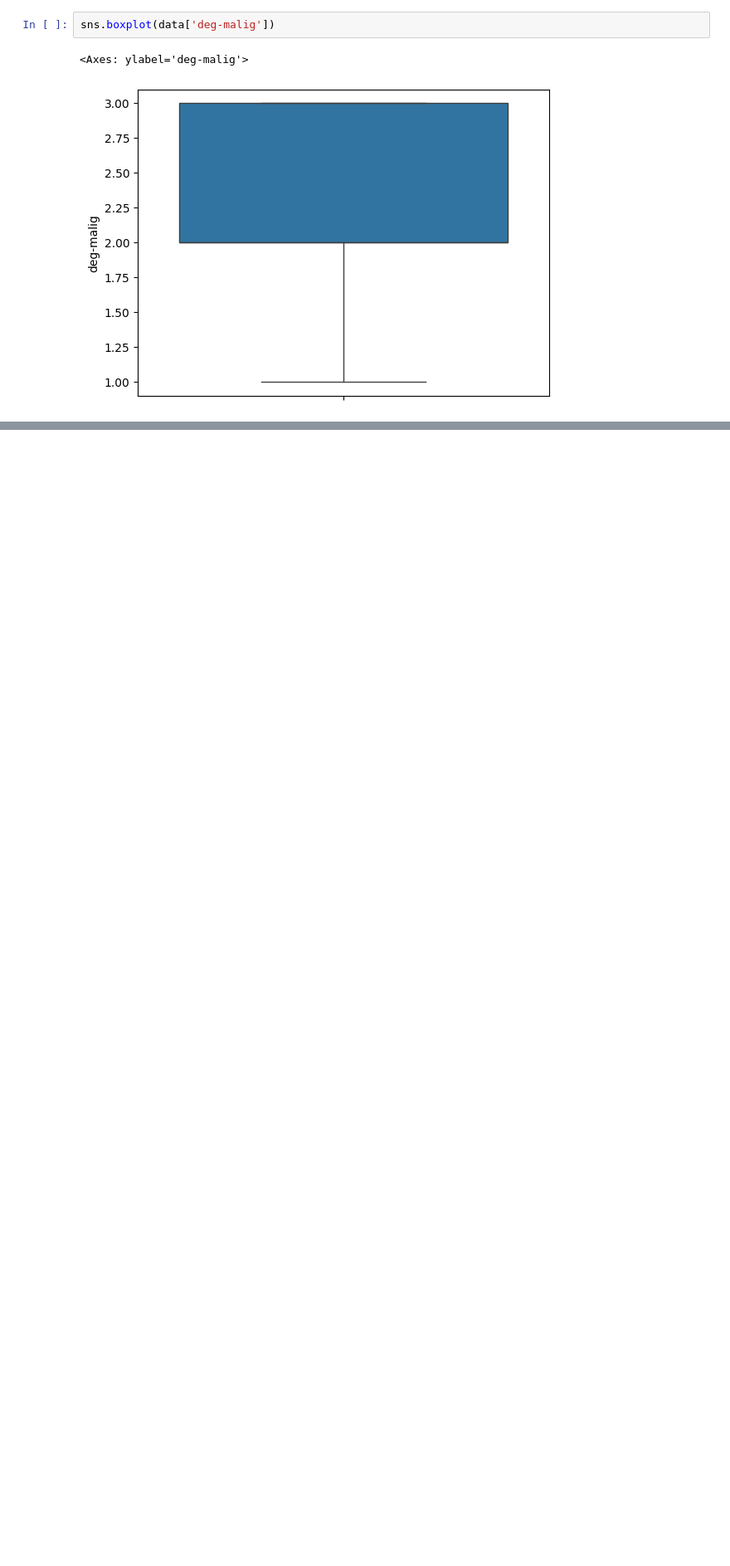
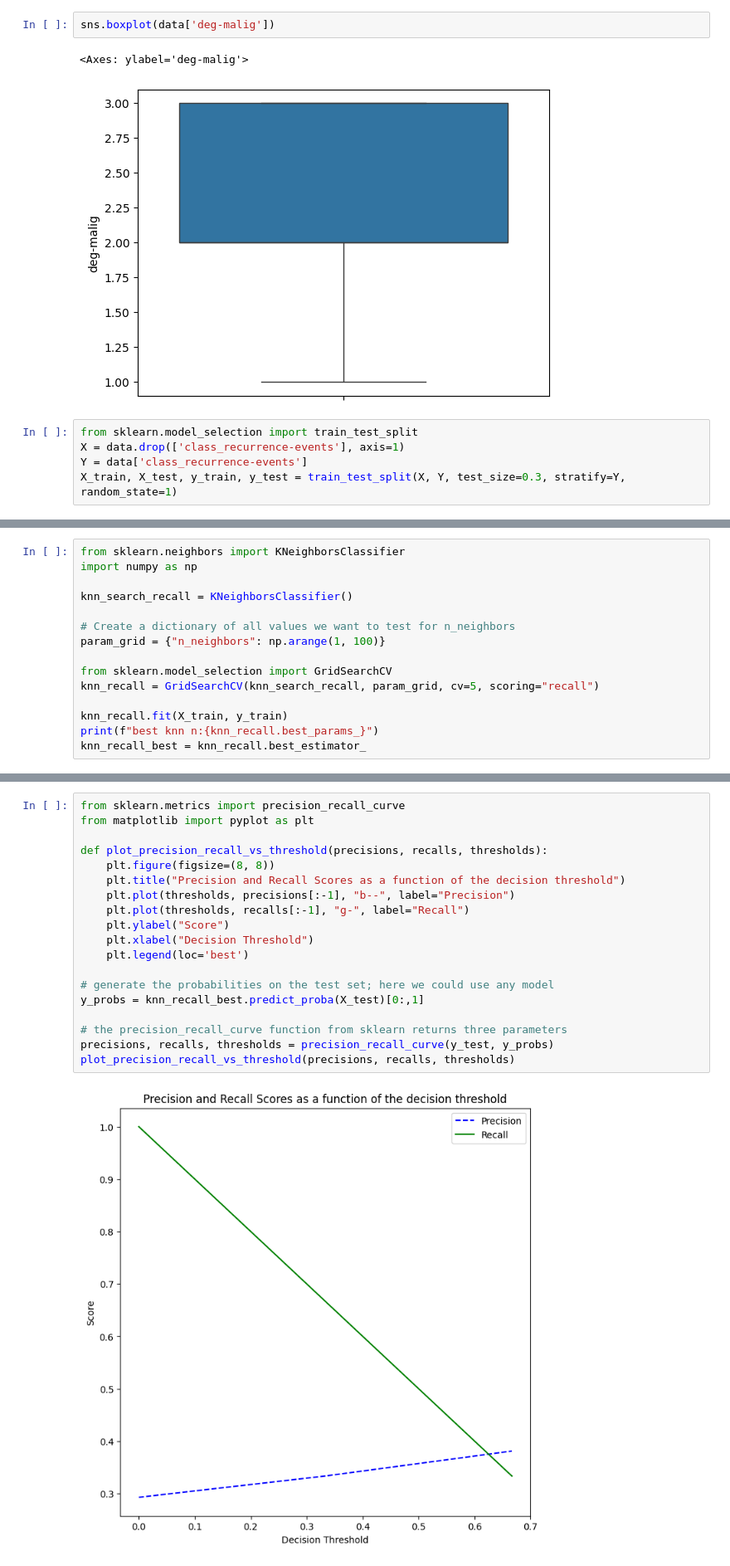
Before and after one commit to JakeWendling/coe379L, a Jupyter notebook: project2/project2.ipynb, the cells around one changed output, grey strips where cells are left out. Shown at 83% size. Cells and saved outputs as stored; diff of their text form; blank space fills up the shorter version.

```diff
--- a/project2/project2.ipynb
+++ b/project2/project2.ipynb
@@ -160,3 +160,8 @@ sns.boxplot(data['deg-malig'])
 # %% [output]
 <Axes: ylabel='deg-malig'>
 [figure]
+# %%
+from sklearn.model_selection import train_test_split
+X = data.drop(['class_recurrence-events'], axis=1)
+Y = data['class_recurrence-events']
+X_train, X_test, y_train, y_test = train_test_split(X, Y, test_size=0.3, stratify=Y, random_state=1)
@@ -162,0 +210,15 @@ sns.boxplot(data['deg-malig'])
+# %%
+from sklearn.neighbors import KNeighborsClassifier
+import numpy as np
+
+knn_search_recall = KNeighborsClassifier()
+
+# Create a dictionary of all values we want to test for n_neighbors
+param_grid = {"n_neighbors": np.arange(1, 100)}
+
+from sklearn.model_selection import GridSearchCV
+knn_recall = GridSearchCV(knn_search_recall, param_grid, cv=5, scoring="recall")
+
+knn_recall.fit(X_train, y_train)
+print(f"best knn n:{knn_recall.best_params_}")
+knn_recall_best = knn_recall.best_estimator_
@@ -162,0 +255,21 @@ sns.boxplot(data['deg-malig'])
+# %%
+from sklearn.metrics import precision_recall_curve
+from matplotlib import pyplot as plt
+
+def plot_precision_recall_vs_threshold(precisions, recalls, thresholds):
+    plt.figure(figsize=(8, 8))
+    plt.title("Precision and Recall Scores as a function of the decision threshold")
+    plt.plot(thresholds, precisions[:-1], "b--", label="Precision")
+    plt.plot(thresholds, recalls[:-1], "g-", label="Recall")
+    plt.ylabel("Score")
+    plt.xlabel("Decision Threshold")
+    plt.legend(loc='best')
+
+# generate the probabilities on the test set; here we could use any model
+y_probs = knn_recall_best.predict_proba(X_test)[0:,1]
+
+# the precision_recall_curve function from sklearn returns three parameters
+precisions, recalls, thresholds = precision_recall_curve(y_test, y_probs)
+plot_precision_recall_vs_threshold(precisions, recalls, thresholds)
+# %% [output]
+[figure, added]
```
Also changed, not shown: parts of 12 cells of this notebook.
